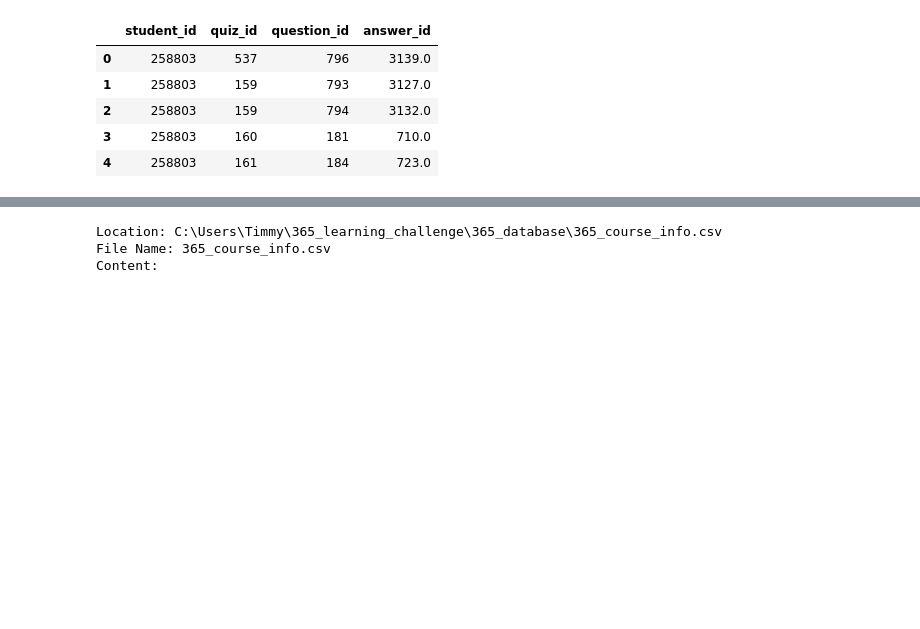
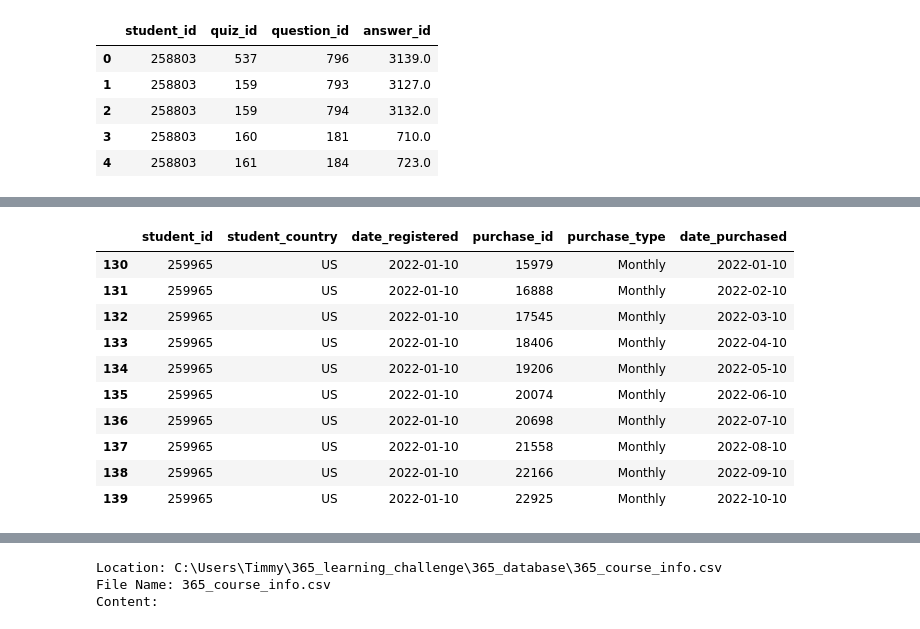
Before and after one commit to tim-keriazes/365-Learning--Data--Challenge, a Jupyter notebook: working_notebook.ipynb, the cells around one changed output, grey strips where cells are left out. Drawn from its saved outputs; the diff is of its cells as text; code cells hidden in the pictures; blank space fills up the shorter version.

```diff
--- a/working_notebook.ipynb
+++ b/working_notebook.ipynb
@@ -461,0 +507,3 @@ Name: student_id, Length: 7502, dtype: int64
+# %%
+#looks like student_info is a great start point, establishes the base of student ids that we can use to merge to
+result = pd.merge(student_info,student_purchases, on=["student_id"])
@@ -461,0 +519,14 @@ Name: student_id, Length: 7502, dtype: int64
+# %%
+result[result.student_id == 259965]
+# %% [output]
+|  | student_id | student_country | date_registered | purchase_id | purchase_type | date_purchased |
+| 130 | 259965 | US | 2022-01-10 | 15979 | Monthly | 2022-01-10 |
+| 131 | 259965 | US | 2022-01-10 | 16888 | Monthly | 2022-02-10 |
+| 132 | 259965 | US | 2022-01-10 | 17545 | Monthly | 2022-03-10 |
+| 133 | 259965 | US | 2022-01-10 | 18406 | Monthly | 2022-04-10 |
+| 134 | 259965 | US | 2022-01-10 | 19206 | Monthly | 2022-05-10 |
+| 135 | 259965 | US | 2022-01-10 | 20074 | Monthly | 2022-06-10 |
+| 136 | 259965 | US | 2022-01-10 | 20698 | Monthly | 2022-07-10 |
+| 137 | 259965 | US | 2022-01-10 | 21558 | Monthly | 2022-08-10 |
+| 138 | 259965 | US | 2022-01-10 | 22166 | Monthly | 2022-09-10 |
+| 139 | 259965 | US | 2022-01-10 | 22925 | Monthly | 2022-10-10 |
```
Also changed, not shown: parts of 18 cells of this notebook.
